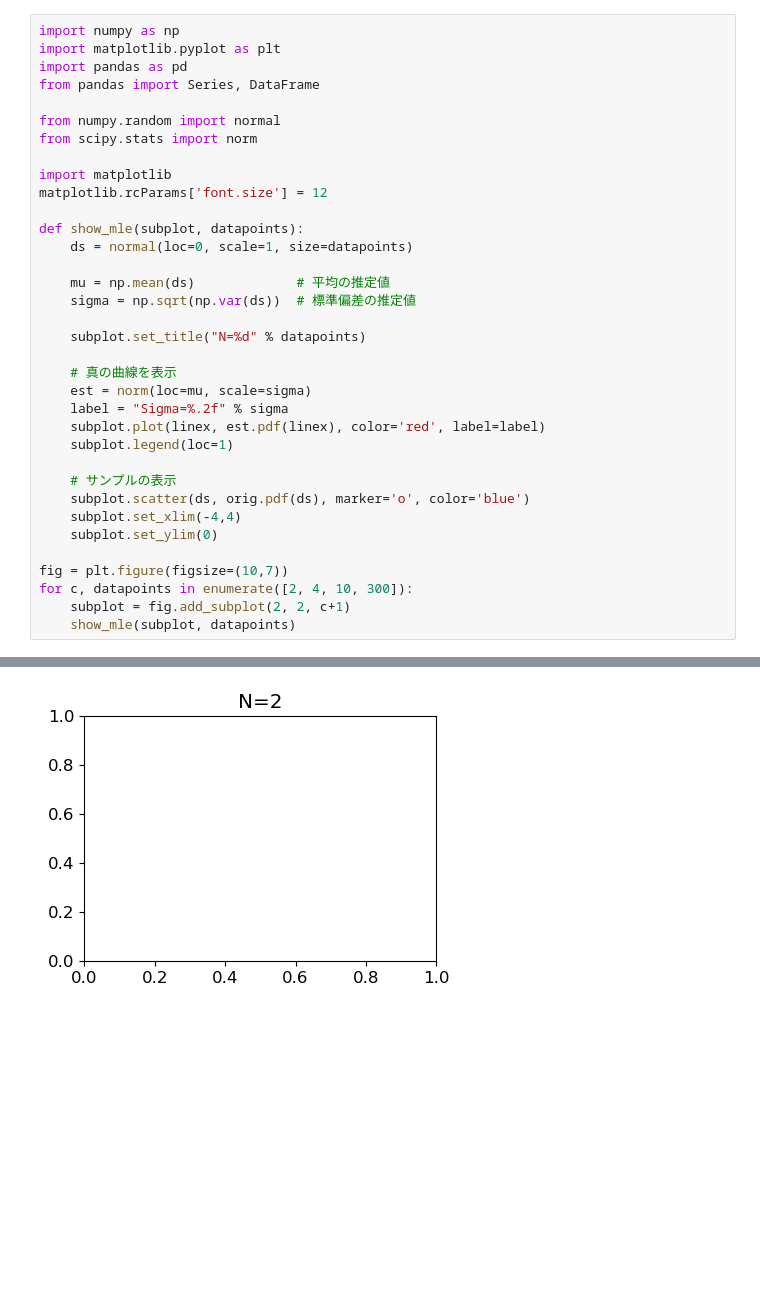
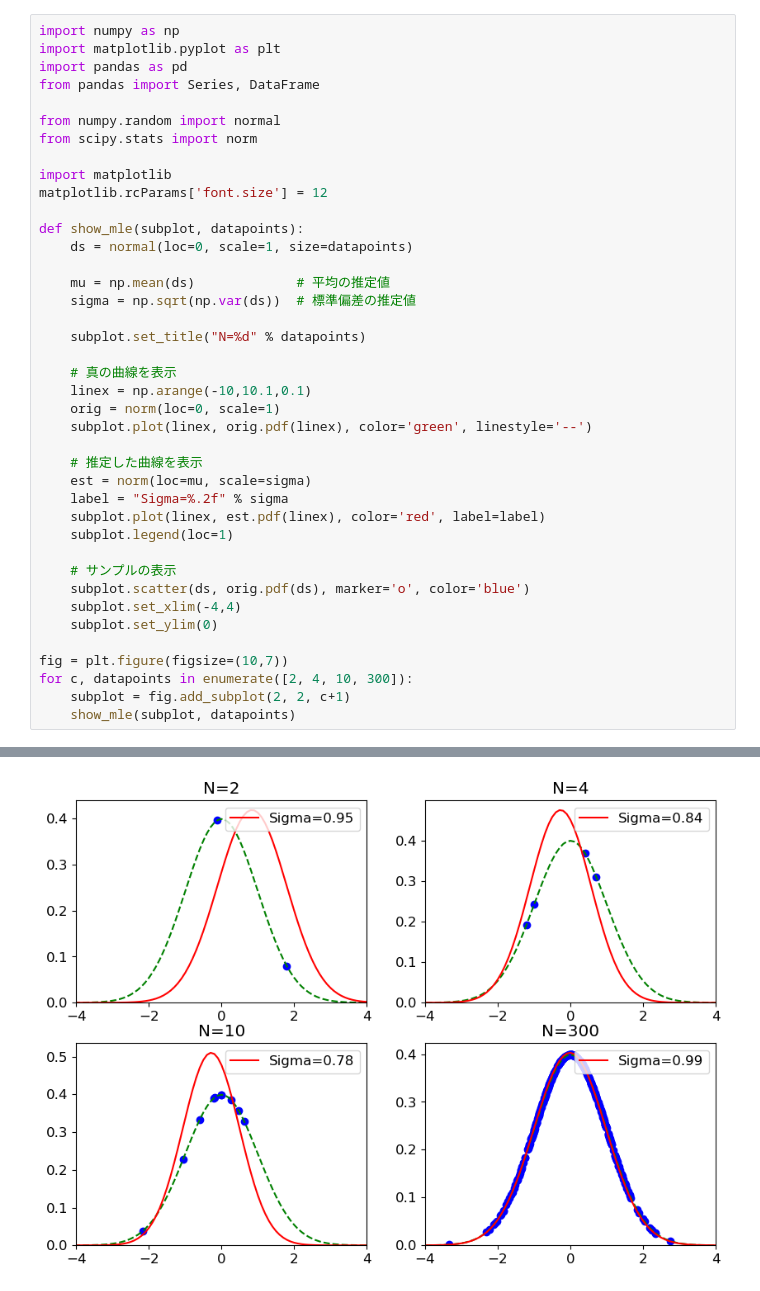
Before and after one commit to takatakao893/machine_learning, a Jupyter notebook: statistic/ml_gauss.ipynb, the cells around one changed output, grey strips where cells are left out. Cells and saved outputs as stored; diff of their text form; blank space fills up the shorter version.

Commit message:
bell curve

```diff
--- a/statistic/ml_gauss.ipynb
+++ b/statistic/ml_gauss.ipynb
@@ -19,6 +19,11 @@ def show_mle(subplot, datapoints):
     subplot.set_title("N=%d" % datapoints)
 
     # 真の曲線を表示
+    linex = np.arange(-10,10.1,0.1)
+    orig = norm(loc=0, scale=1)
+    subplot.plot(linex, orig.pdf(linex), color='green', linestyle='--')
+
+    # 推定した曲線を表示
     est = norm(loc=mu, scale=sigma)
     label = "Sigma=%.2f" % sigma
     subplot.plot(linex, est.pdf(linex), color='red', label=label)
@@ -38 +42 @@ NameError: name 'linex' is not defined
-[figure, old version]
+[figure, new version]
```
Also changed, not shown: parts of 1 cell of this notebook.
